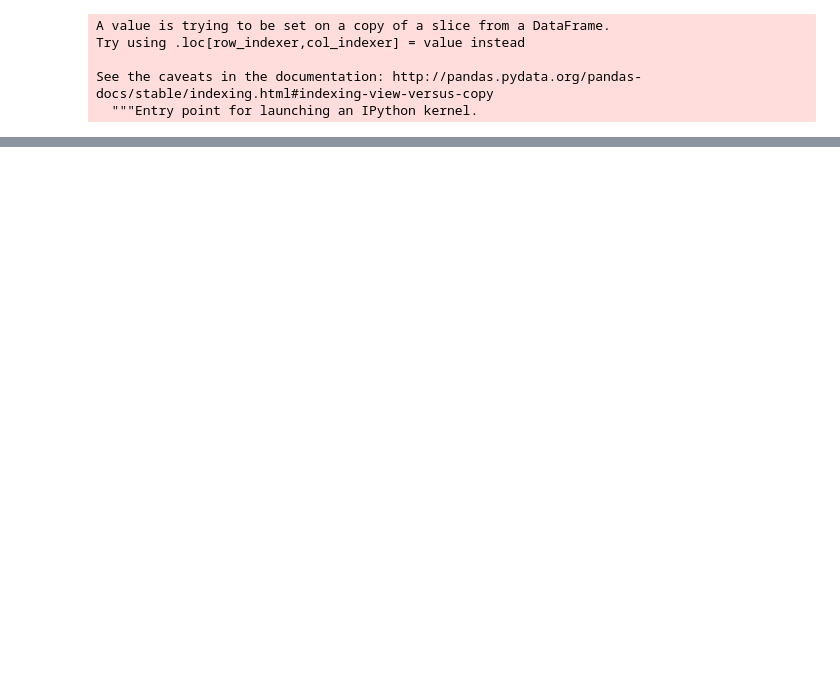
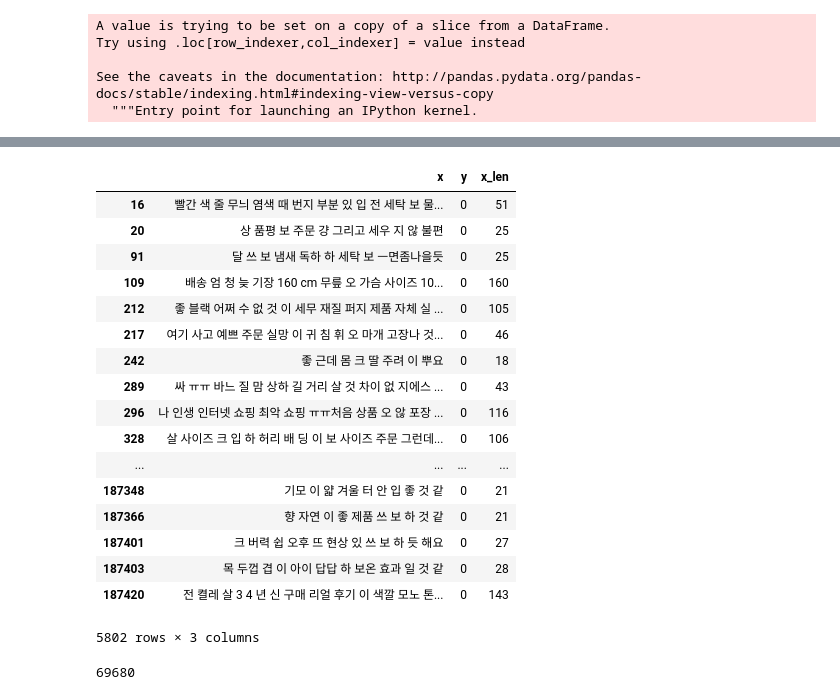
Before and after one commit to joonable/playground, a Jupyter notebook: prd_review/select_trainset.ipynb, the cells around one changed output, grey strips where cells are left out. Saved outputs shown, nothing was run; the diff lists cells and outputs as text; code cells hidden in the pictures; blank space fills up the shorter version.

```diff
--- a/prd_review/select_trainset.ipynb
+++ b/prd_review/select_trainset.ipynb
@@ -123,3 +223,5 @@ def terms_to_seq(terms_list):
     return np.array(seq_list)
 
 df_train['seq'] = df_train.sorted_terms.apply(lambda terms_list: terms_to_seq(terms_list))
+# %%
+df_train['x'] = df_train.sorted_terms.apply(lambda x: " ".join(x))
@@ -125,0 +230,3 @@ df_train['seq'] = df_train.sorted_terms.apply(lambda terms_list: terms_to_seq(te
+# %%
+df_train = df_train.sample(frac=1).reset_index()
+df_train = df_train.rename({'index': 'idx'}, axis=1)
@@ -125,0 +244,32 @@ df_train['seq'] = df_train.sorted_terms.apply(lambda terms_list: terms_to_seq(te
+# %%
+df_dataset = pd.DataFrame()
+df_train['x'] = df_train.sorted_terms.apply(lambda x: " ".join(x))
+df_dataset['y'] = df_train.y
+df_dataset[['x','y']].to_pickle('./df_dataset.pkl')
+# %%
+df_dataset['x_len'] = df_dataset.x.apply(lambda t: len(t))
+# %%
+df_dataset.loc[df_dataset.y == 0]
+# %% [output]
+|  | x | y | x_len |
+| 16 | 빨간 색 줄 무늬 염색 때 번지 부분 있 입 전 세탁 보 물... | 0 | 51 |
+| 20 | 상 품평 보 주문 걍 그리고 세우 지 않 불편 | 0 | 25 |
+| 91 | 달 쓰 보 냄새 독하 하 세탁 보 ㅡ면좀나을듯 | 0 | 25 |
+| 109 | 배송 엄 청 늦 기장 160 cm 무릎 오 가슴 사이즈 10... | 0 | 160 |
+| 212 | 좋 블랙 어쩌 수 없 것 이 세무 재질 퍼지 제품 자체 실 ... | 0 | 105 |
+| 217 | 여기 사고 예쁘 주문 실망 이 귀 침 휘 오 마개 고장나 것... | 0 | 46 |
+| 242 | 좋 근데 몸 크 딸 주려 이 뿌요 | 0 | 18 |
+| 289 | 싸 ㅠㅠ 바느 질 맘 상하 길 거리 살 것 차이 없 지에스 ... | 0 | 43 |
+| 296 | 나 인생 인터넷 쇼핑 최악 쇼핑 ㅠㅠ처음 상품 오 않 포장 ... | 0 | 116 |
+| 328 | 살 사이즈 크 입 하 허리 배 딩 이 보 사이즈 주문 그런데... | 0 | 106 |
+| ... | ... | ... | ... |
+| 187348 | 기모 이 얇 겨울 터 안 입 좋 것 같 | 0 | 21 |
+| 187366 | 향 자연 이 좋 제품 쓰 보 하 것 같 | 0 | 21 |
+| 187401 | 크 버력 쉽 오후 뜨 현상 있 쓰 보 하 듯 해요 | 0 | 27 |
+| 187403 | 목 두껍 겹 이 아이 답답 하 보온 효과 일 것 같 | 0 | 28 |
+| 187420 | 전 켤레 살 3 4 년 신 구매 리얼 후기 이 색깔 모노 톤... | 0 | 143 |
+5802 rows × 3 columns
+# %%
+len(df_train)
+# %% [output]
+69680
```
Also changed, not shown: parts of 25 cells of this notebook, 5 other files.
